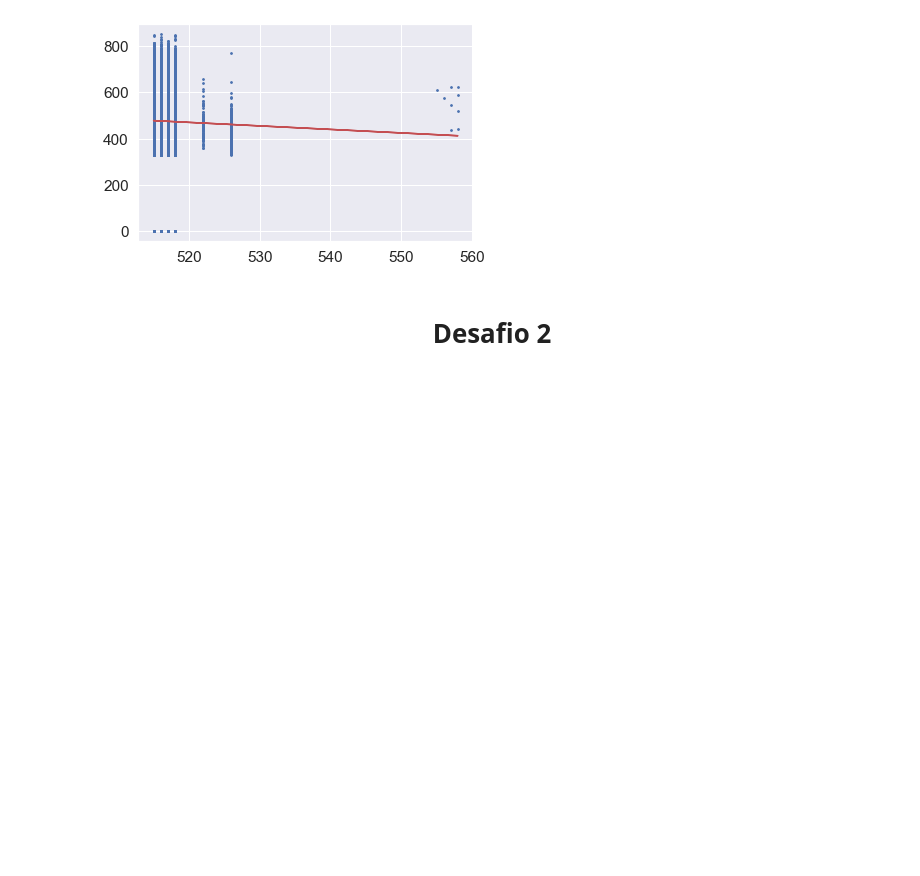
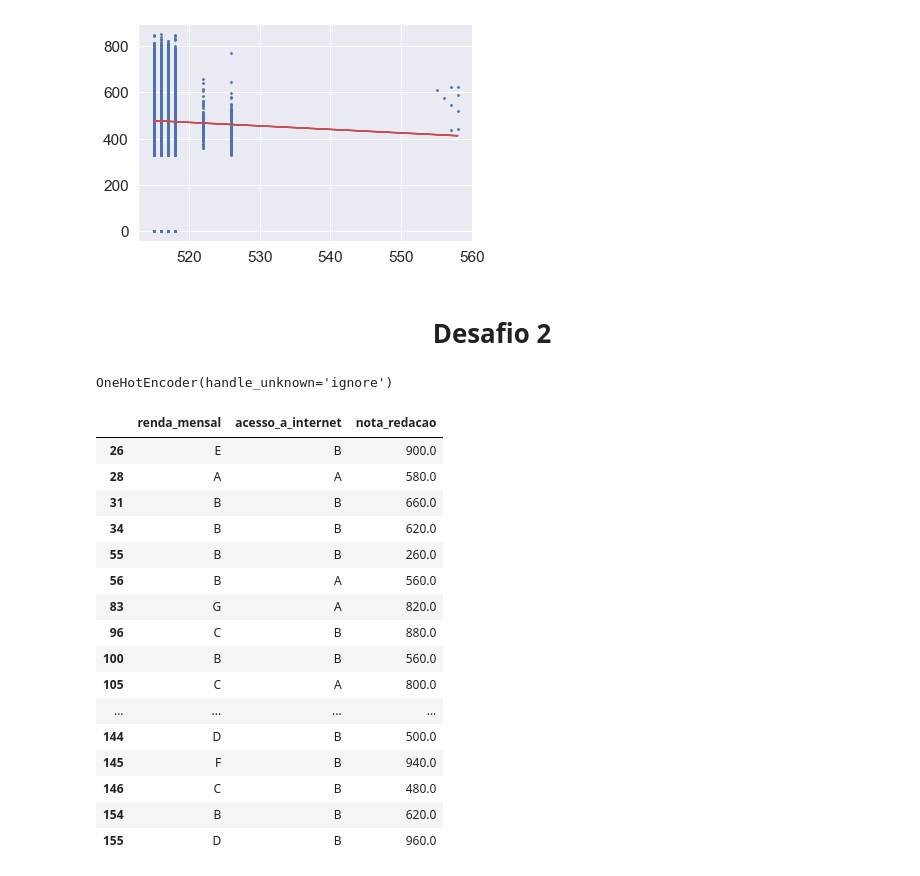
Before and after one commit to matheusmvl/ms-challenge-2021, a Jupyter notebook: projeto/analise_microdados_enem2019.ipynb, the cells around one changed output. Saved outputs shown, nothing was run; the diff lists cells and outputs as text; code cells hidden in the pictures; blank space fills up the shorter version.

```diff
--- a/projeto/analise_microdados_enem2019.ipynb
+++ b/projeto/analise_microdados_enem2019.ipynb
@@ -144,3 +146,36 @@ plt.show()
 <h1><center>Desafio 2</center></h1>
 # %%
 from sklearn.cluster import KMeans
+# %%
+dados_renda_redacao = data[["Q006", "Q025", "NU_NOTA_REDACAO"]]
+# %%
+dados_renda_redacao = dados_renda_redacao.rename(columns={
+    'Q006': 'renda_mensal',
+    'Q025': 'acesso_a_internet',
+    'NU_NOTA_REDACAO': 'nota_redacao'
+})
+# %%
+encoder = OneHotEncoder(handle_unknown='ignore')
+encoder.fit(dados_renda_redacao.values)
+# %% [output]
+OneHotEncoder(handle_unknown='ignore')
+# %%
+dados_renda_redacao.head(20)
+# %% [output]
+|  | renda_mensal | acesso_a_internet | nota_redacao |
+| 26 | E | B | 900.0 |
+| 28 | A | A | 580.0 |
+| 31 | B | B | 660.0 |
+| 34 | B | B | 620.0 |
+| 55 | B | B | 260.0 |
+| 56 | B | A | 560.0 |
+| 83 | G | A | 820.0 |
+| 96 | C | B | 880.0 |
+| 100 | B | B | 560.0 |
+| 105 | C | A | 800.0 |
+| ... | ... | ... | ... |
+| 144 | D | B | 500.0 |
+| 145 | F | B | 940.0 |
+| 146 | C | B | 480.0 |
+| 154 | B | B | 620.0 |
+| 155 | D | B | 960.0 |
```
Also changed, not shown: parts of 8 cells of this notebook.
